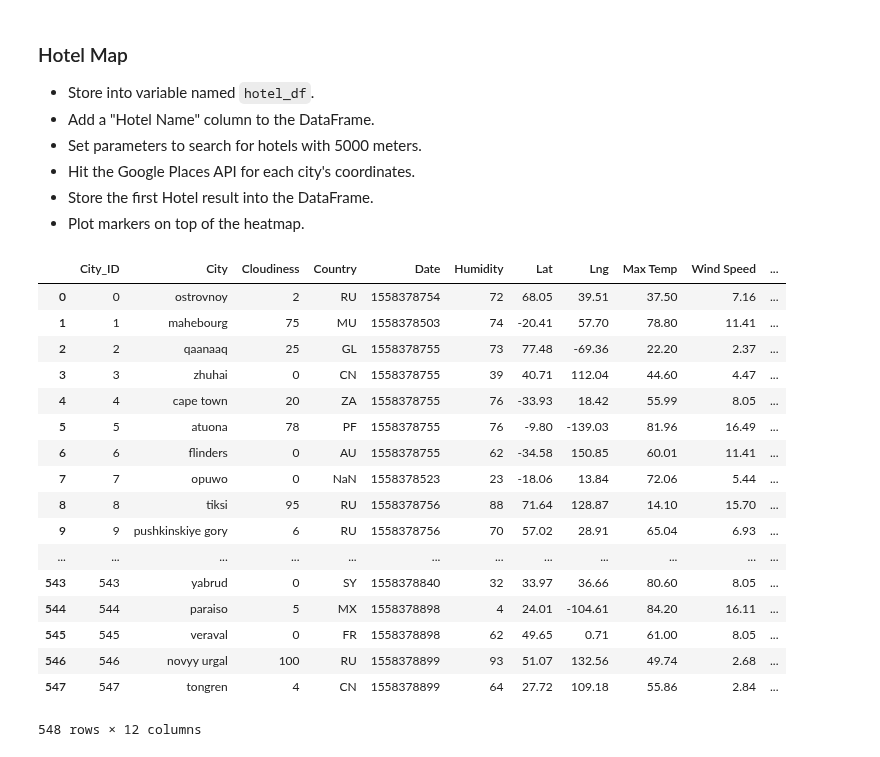
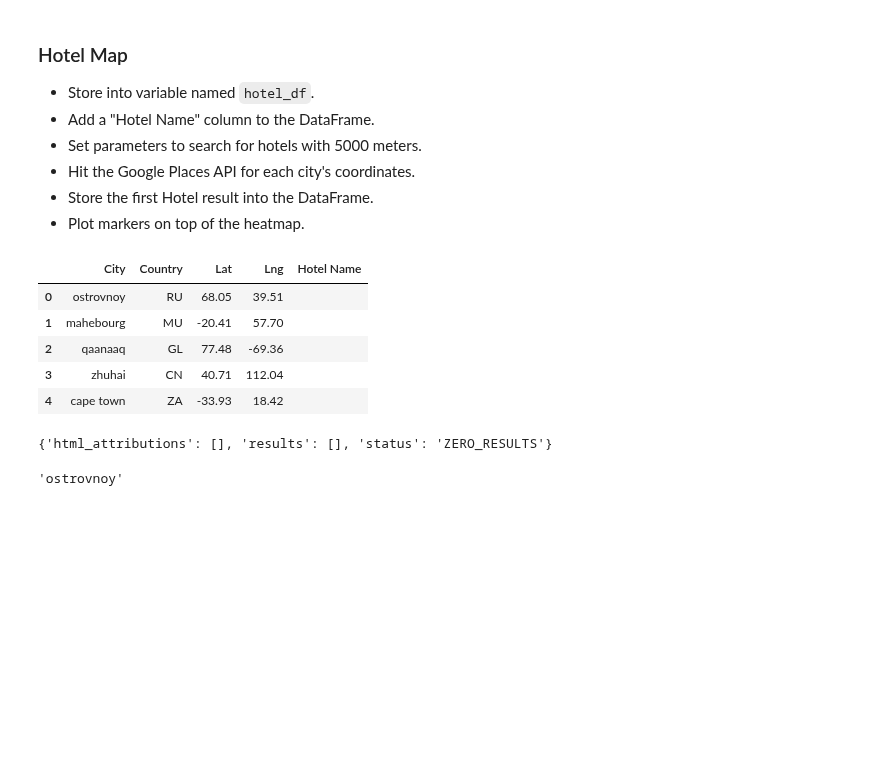
Before and after one commit to MAPatxot/python-api-challenge, a Jupyter notebook: starter_code/VacationPy.ipynb, the cells around one changed output. Cells and saved outputs as stored; diff of their text form; code cells hidden in the pictures; blank space fills up the shorter version.

```diff
--- a/starter_code/VacationPy.ipynb
+++ b/starter_code/VacationPy.ipynb
@@ -120,28 +122,16 @@ new_types_df[max_temp & wind_speed & cloudiness]
 * Store the first Hotel result into the DataFrame.
 * Plot markers on top of the heatmap.
 # %%
-hotel_df = types_df
+hotel_df = pd.DataFrame(types_df, columns=["City", "Country", "Lat", "Lng"])
 
 hotel_df["Hotel Name"] = ""
 # hotel_df["Coordinates"]=""
-hotel_df
+hotel_df.head()
 # %% [output]
-|  | City_ID | City | Cloudiness | Country | Date | Humidity | Lat | Lng | Max Temp | Wind Speed | ... |
-| 0 | 0 | ostrovnoy | 2 | RU | 1558378754 | 72 | 68.05 | 39.51 | 37.50 | 7.16 | ... |
-| 1 | 1 | mahebourg | 75 | MU | 1558378503 | 74 | -20.41 | 57.70 | 78.80 | 11.41 | ... |
-| 2 | 2 | qaanaaq | 25 | GL | 1558378755 | 73 | 77.48 | -69.36 | 22.20 | 2.37 | ... |
-| 3 | 3 | zhuhai | 0 | CN | 1558378755 | 39 | 40.71 | 112.04 | 44.60 | 4.47 | ... |
-| 4 | 4 | cape town | 20 | ZA | 1558378755 | 76 | -33.93 | 18.42 | 55.99 | 8.05 | ... |
-| 5 | 5 | atuona | 78 | PF | 1558378755 | 76 | -9.80 | -139.03 | 81.96 | 16.49 | ... |
-| 6 | 6 | flinders | 0 | AU | 1558378755 | 62 | -34.58 | 150.85 | 60.01 | 11.41 | ... |
-| 7 | 7 | opuwo | 0 | NaN | 1558378523 | 23 | -18.06 | 13.84 | 72.06 | 5.44 | ... |
-| 8 | 8 | tiksi | 95 | RU | 1558378756 | 88 | 71.64 | 128.87 | 14.10 | 15.70 | ... |
-| 9 | 9 | pushkinskiye gory | 6 | RU | 1558378756 | 70 | 57.02 | 28.91 | 65.04 | 6.93 | ... |
-| ... | ... | ... | ... | ... | ... | ... | ... | ... | ... | ... | ... |
-| 543 | 543 | yabrud | 0 | SY | 1558378840 | 32 | 33.97 | 36.66 | 80.60 | 8.05 | ... |
-| 544 | 544 | paraiso | 5 | MX | 1558378898 | 4 | 24.01 | -104.61 | 84.20 | 16.11 | ... |
-| 545 | 545 | veraval | 0 | FR | 1558378898 | 62 | 49.65 | 0.71 | 61.00 | 8.05 | ... |
-| 546 | 546 | novyy urgal | 100 | RU | 1558378899 | 93 | 51.07 | 132.56 | 49.74 | 2.68 | ... |
-| 547 | 547 | tongren | 4 | CN | 1558378899 | 64 | 27.72 | 109.18 | 55.86 | 2.84 | ... |
+|  | City | Country | Lat | Lng | Hotel Name |
+| 0 | ostrovnoy | RU | 68.05 | 39.51 |  |
+| 1 | mahebourg | MU | -20.41 | 57.70 |  |
+| 2 | qaanaaq | GL | 77.48 | -69.36 |  |
+| 3 | zhuhai | CN | 40.71 | 112.04 |  |
+| 4 | cape town | ZA | -33.93 | 18.42 |  |
-548 rows × 12 columns
 # %%
@@ -182,3 +192,10 @@ target_type = "hotel"
 # }
 
 # # params
+pprint(response.json(), depth=1)
+# %% [output]
+{'html_attributions': [], 'results': [], 'status': 'ZERO_RESULTS'}
+# %%
+hotel_df.iloc[0][0]
+# %% [output]
+'ostrovnoy'
```
Also changed, not shown: parts of 6 cells of this notebook, 1 other file.
